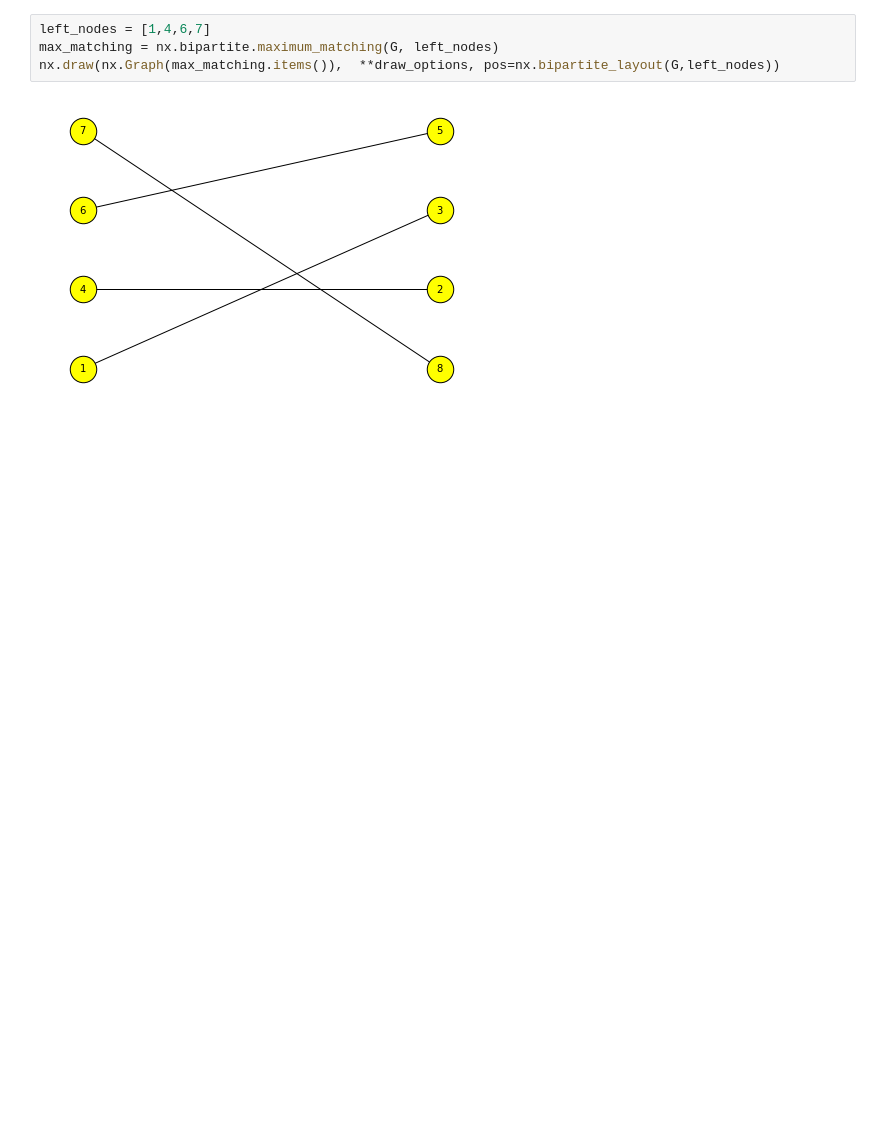
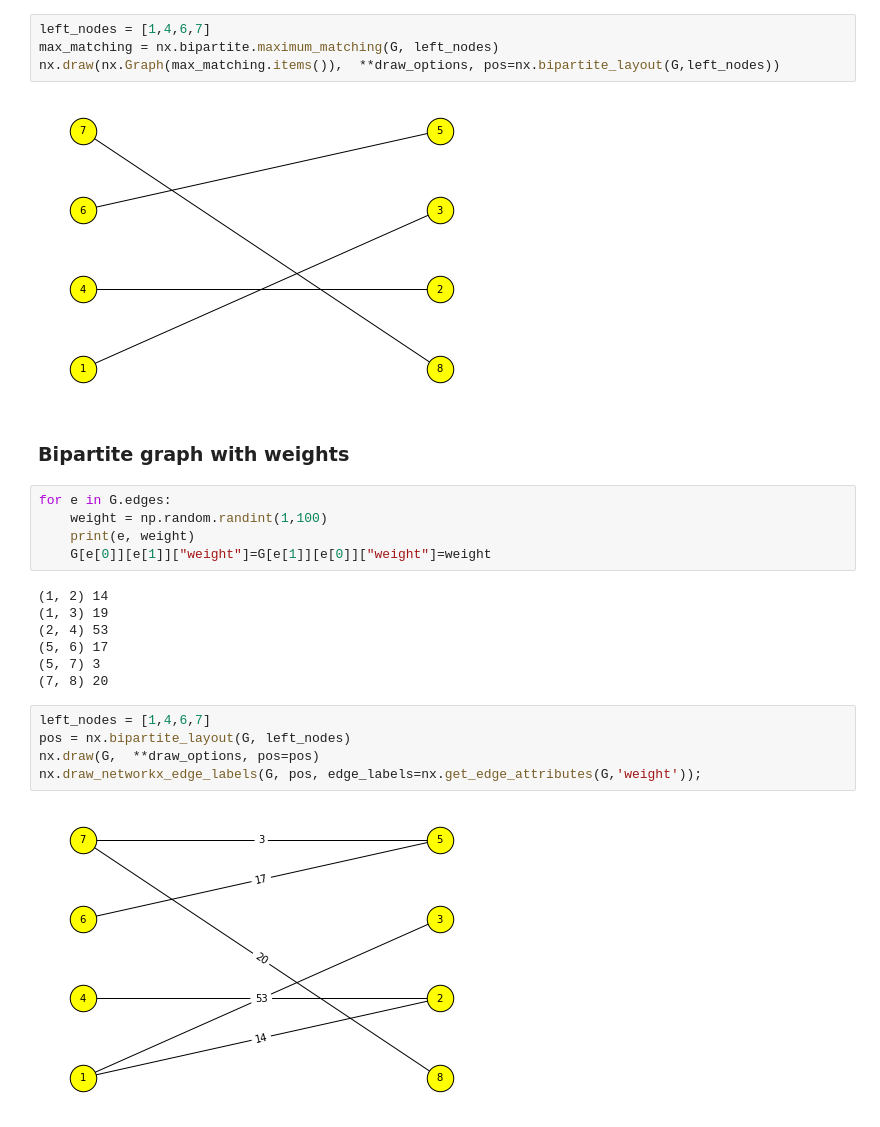
Before and after one commit to erelsgl-at-ariel/research-5783, a Jupyter notebook: 07-python-numstack/code/5.networkX.ipynb, the cells around one changed output. Drawn from its saved outputs; the diff is of its cells as text; blank space fills up the shorter version.

Commit message:
add max weight matching

```diff
--- a/07-python-numstack/code/5.networkX.ipynb
+++ b/07-python-numstack/code/5.networkX.ipynb
@@ -311,3 +321,24 @@ max_matching = nx.bipartite.maximum_matching(G, left_nodes)
 nx.draw(nx.Graph(max_matching.items()),  **draw_options, pos=nx.bipartite_layout(G,left_nodes))
 # %% [output]
 [figure]
+# %% [markdown]
+### Bipartite graph with weights
+# %%
+for e in G.edges:
+	weight = np.random.randint(1,100)
+	print(e, weight)
+	G[e[0]][e[1]]["weight"]=G[e[1]][e[0]]["weight"]=weight
+# %% [output]
+(1, 2) 14
+(1, 3) 19
+(2, 4) 53
+(5, 6) 17
+(5, 7) 3
+(7, 8) 20
+# %%
+left_nodes = [1,4,6,7]
+pos = nx.bipartite_layout(G, left_nodes)
+nx.draw(G,  **draw_options, pos=pos)
+nx.draw_networkx_edge_labels(G, pos, edge_labels=nx.get_edge_attributes(G,'weight'));
+# %% [output]
+[figure, added]
```
Also changed, not shown: parts of 24 cells of this notebook.
